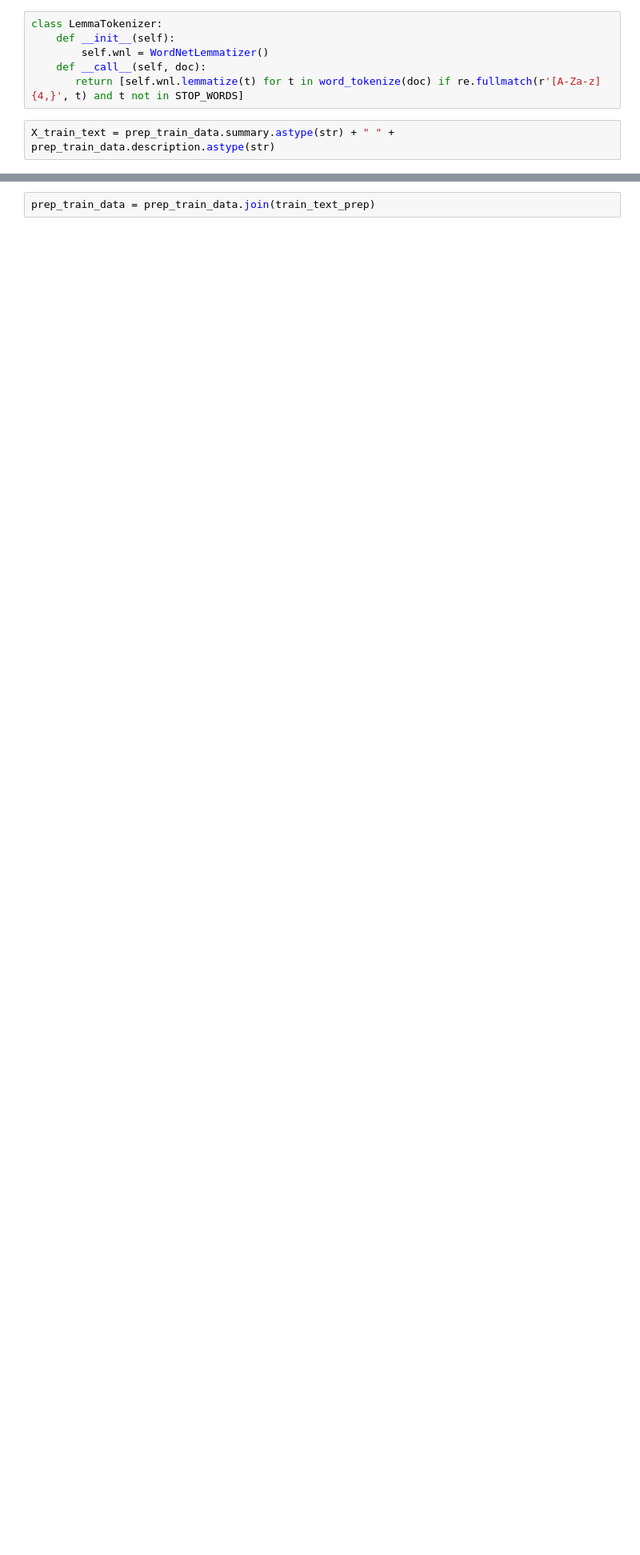
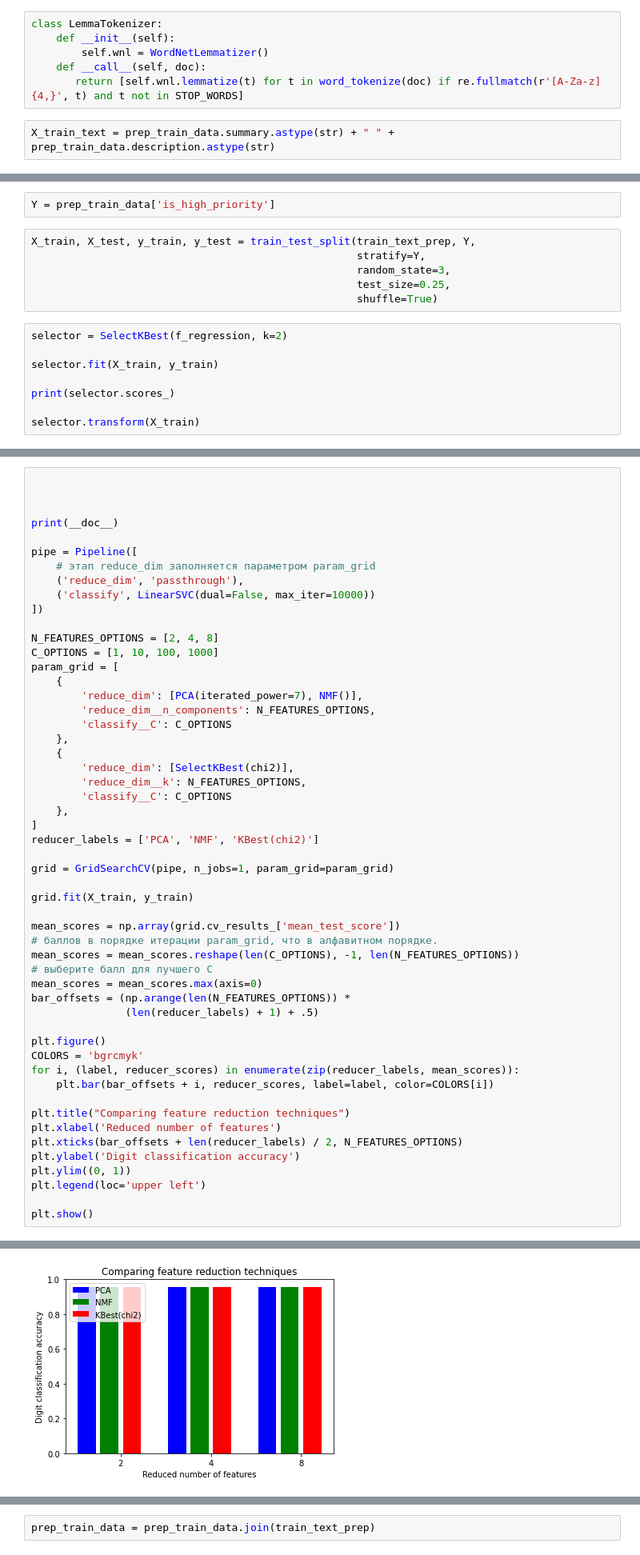
Before and after one commit to W1ldGoose/Data-Science, a Jupyter notebook: Radiculitki.ipynb, the cells around one changed output, grey strips where cells are left out. Shown: that part at 80% size. Cells and saved outputs as stored; diff of their text form; blank space fills up the shorter version.

```diff
--- a/Radiculitki.ipynb
+++ b/Radiculitki.ipynb
@@ -175,0 +192,16 @@ train_text_prep
+# %%
+Y = prep_train_data['is_high_priority']
+# %%
+X_train, X_test, y_train, y_test = train_test_split(train_text_prep, Y,
+                                                    stratify=Y,
+                                                    random_state=3,
+                                                    test_size=0.25,
+                                                    shuffle=True)
+# %%
+selector = SelectKBest(f_regression, k=2)
+
+selector.fit(X_train, y_train)
+
+print(selector.scores_)
+
+selector.transform(X_train)
@@ -175,0 +243,54 @@ train_text_prep
+# %%
+
+
+
+print(__doc__)
+
+pipe = Pipeline([
+    # этап reduce_dim заполняется параметром param_grid
+    ('reduce_dim', 'passthrough'),
+    ('classify', LinearSVC(dual=False, max_iter=10000))
+])
+
+N_FEATURES_OPTIONS = [2, 4, 8]
+C_OPTIONS = [1, 10, 100, 1000]
+param_grid = [
+    {
+        'reduce_dim': [PCA(iterated_power=7), NMF()],
+        'reduce_dim__n_components': N_FEATURES_OPTIONS,
+        'classify__C': C_OPTIONS
+    },
+    {
+        'reduce_dim': [SelectKBest(chi2)],
+        'reduce_dim__k': N_FEATURES_OPTIONS,
+        'classify__C': C_OPTIONS
+    },
+]
+reducer_labels = ['PCA', 'NMF', 'KBest(chi2)']
+
+grid = GridSearchCV(pipe, n_jobs=1, param_grid=param_grid)
+
+grid.fit(X_train, y_train)
+
+mean_scores = np.array(grid.cv_results_['mean_test_score'])
+# баллов в порядке итерации param_grid, что в алфавитном порядке.
+mean_scores = mean_scores.reshape(len(C_OPTIONS), -1, len(N_FEATURES_OPTIONS))
+# выберите балл для лучшего C
+mean_scores = mean_scores.max(axis=0)
+bar_offsets = (np.arange(len(N_FEATURES_OPTIONS)) *
+               (len(reducer_labels) + 1) + .5)
+
+plt.figure()
+COLORS = 'bgrcmyk'
+for i, (label, reducer_scores) in enumerate(zip(reducer_labels, mean_scores)):
+    plt.bar(bar_offsets + i, reducer_scores, label=label, color=COLORS[i])
+
+plt.title("Comparing feature reduction techniques")
+plt.xlabel('Reduced number of features')
+plt.xticks(bar_offsets + len(reducer_labels) / 2, N_FEATURES_OPTIONS)
+plt.ylabel('Digit classification accuracy')
+plt.ylim((0, 1))
+plt.legend(loc='upper left')
+
+plt.show()
+# %% [output]
@@ -175,0 +298 @@ train_text_prep
+[figure, added]
```
Also changed, not shown: parts of 34 cells of this notebook.
